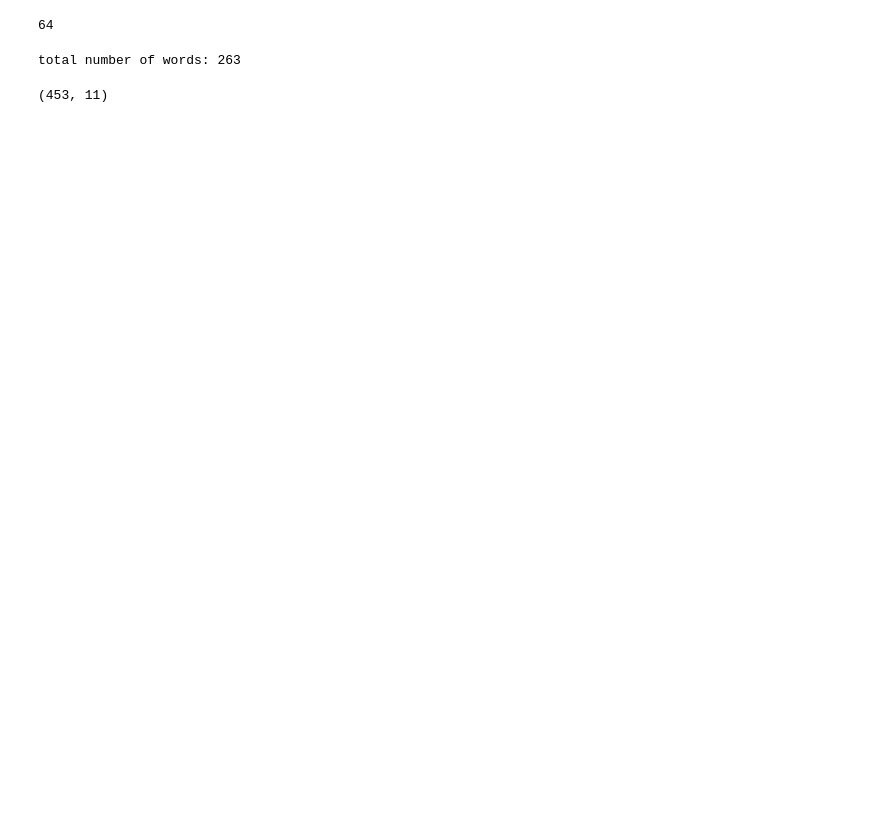
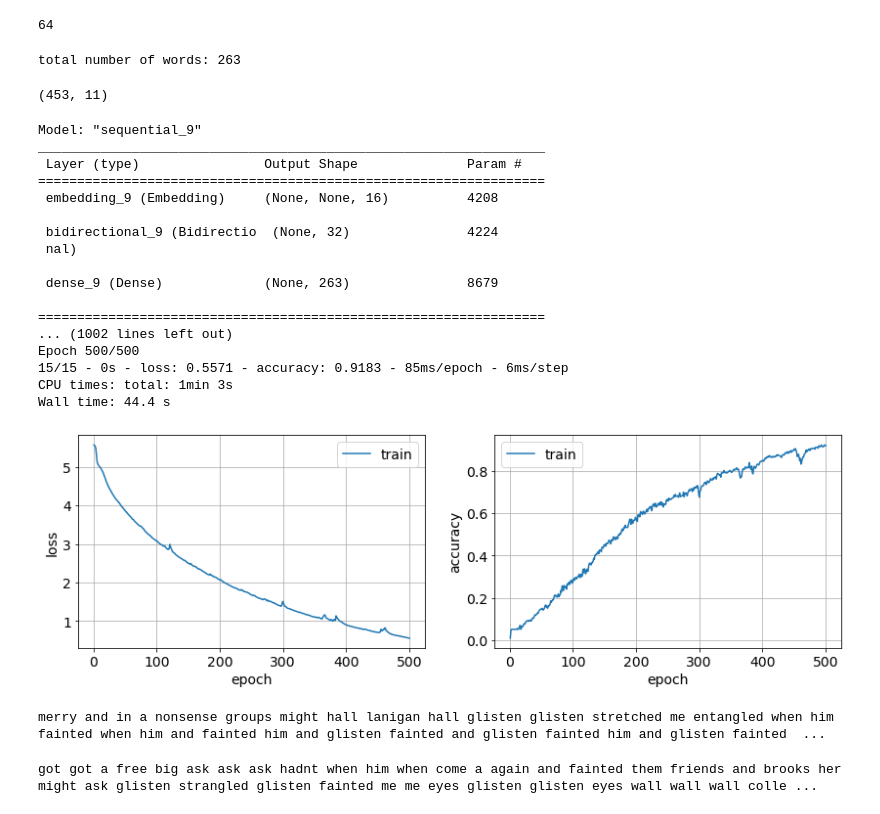
Before and after one commit to linjing-gz-gd/coursera-tensorflow-cert, a Jupyter notebook: C3-W4-song-pred.ipynb, the cells around one changed output. Saved outputs shown, nothing was run; the diff lists cells and outputs as text; code cells hidden in the pictures; blank space fills up the shorter version.

```diff
--- a/C3-W4-song-pred.ipynb
+++ b/C3-W4-song-pred.ipynb
@@ -89,17 +89,57 @@ print('total number of words:', vocab_size)
 total number of words: 263
 # %%
 seqs = tokenizer.texts_to_sequences(corpus)
+subseqs = sum(([sq[:end+1] for end in range(1, len(sq))] for sq in seqs), start=[])
+
 maxlen = max(len(sq) for sq in seqs)
-
-padseqs = []
-for sq in seqs:
-    subs = [sq[:end+1] for end in range(1, len(sq))]
-    padseqs.extend(pad_sequences(subs, padding='pre', maxlen=maxlen))
-
-padseqs = np.array(padseqs)
+padseqs = pad_sequences(subseqs, padding='pre', maxlen=maxlen, truncating='pre')
 print(padseqs.shape)
 # %% [output]
 (453, 11)
 # %%
 trn_sq, trn_lb = padseqs[:, :-1], padseqs[:, -1]
-trn_lb = keras.utils.to_categorical(trn_lb, num_classes=vocab_size)
+# trn_lb = keras.utils.to_categorical(trn_lb, num_classes=vocab_size)
+# %%
+def fit_song_pred(embed_d=16, hidden_d=16, epochs=10, batch=32):
+    model = keras.models.Sequential([
+        keras.layers.Embedding(vocab_size, embed_d),
+        keras.layers.Bidirectional(keras.layers.LSTM(hidden_d)),
+        keras.layers.Dense(vocab_size, activation='softmax')
+    ])
+    model.summary()
+
+    model.compile(
+        loss='sparse_categorical_crossentropy',
+        optimizer='adam',
+        metrics=['accuracy']
+    )
+
+    history = model.fit(
+        trn_sq, trn_lb, batch_size=batch, epochs=epochs, verbose=2
+    )
+
+    utilities.plot_train_val_metrics(history, ['loss', 'accuracy'])
+
+    return model
+# %%
+%%time
+model = fit_song_pred(epochs=500)
+# %% [output]
+Model: "sequential_9"
+_________________________________________________________________
+ Layer (type)                Output Shape              Param #
+=================================================================
+ embedding_9 (Embedding)     (None, None, 16)          4208
+
+ bidirectional_9 (Bidirectio  (None, 32)               4224
+ nal)
+
+ dense_9 (Dense)             (None, 263)               8679
+
+=================================================================
+... (1002 lines left out)
+Epoch 500/500
+15/15 - 0s - loss: 0.5571 - accuracy: 0.9183 - 85ms/epoch - 6ms/step
+CPU times: total: 1min 3s
+Wall time: 44.4 s
+[figure, added]
@@ -105,0 +167,10 @@ trn_lb = keras.utils.to_categorical(trn_lb, num_classes=vocab_size)
+# %%
+words = next_n_words(model, 'Laurence went to Dublin', n=100)
+print(' '.join(words))
+# %% [output]
+merry and in a nonsense groups might hall lanigan hall glisten glisten stretched me entangled when him fainted when him and fainted him and glisten fainted and glisten fainted him and glisten fainted  ...
+# %%
+words = next_n_words(model, 'Laurence went to Dublin', n=100, top=3)
+print(' '.join(words))
+# %% [output]
+got got a free big ask ask ask hadnt when him when come a again and fainted them friends and brooks her might ask glisten strangled glisten fainted me me eyes glisten glisten eyes wall wall wall colle ...
```
Also changed, not shown: parts of 4 cells of this notebook, 2 other files.
